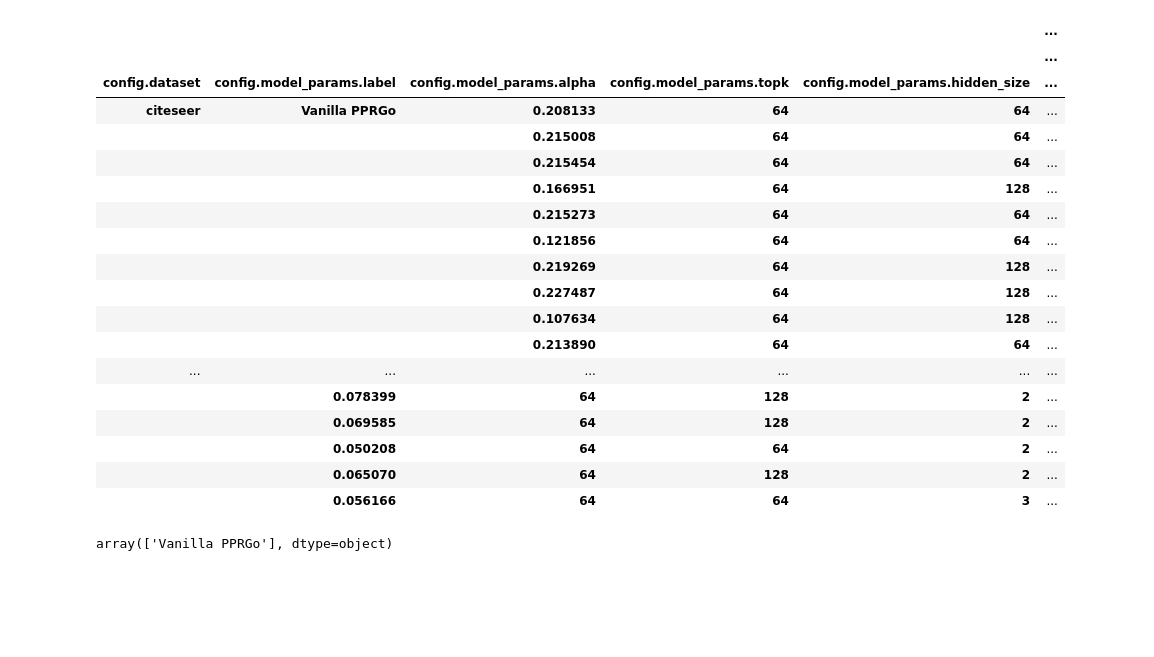
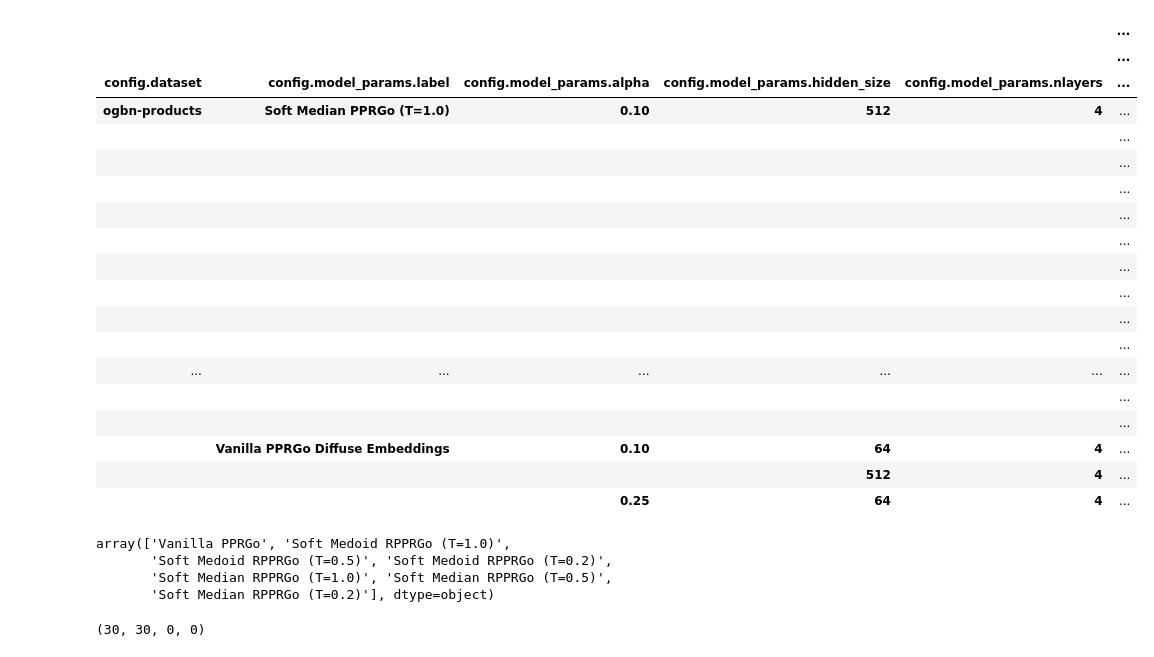
Before and after one commit to sigeisler/robustness_of_gnns_at_scale, a Jupyter notebook: notebooks/Results - PPRGo.ipynb, the cells around one changed output. Cells and saved outputs as stored; diff of their text form; code cells hidden in the pictures; blank space fills up the shorter version.

```diff
--- a/notebooks/Results - PPRGo.ipynb
+++ b/notebooks/Results - PPRGo.ipynb
@@ -127,6 +164,7 @@ tensor([[7043],
 def custom_round(x, base=5):
     return base * round(float(x)/base)
 # %%
+seml_results = seml_results_orig.copy()
 groups = [
 "config.dataset",
 'config.model_params.label',
@@ -139,21 +177,24 @@ groups = [
 # "config.model_params.ppr_normalization",
 #'alpha.round',
 "config.model_params.alpha",
-# "config.normalize",
-"config.model_params.topk",
-"config.model_params.hidden_size",
-"config.model_params.nlayers",
-"config.model_params.eps",
-"config.model_params.dropout",
-"config.train_params.lr",
-"config.train_params.weight_decay",
-'config.model_params.batch_norm',
+# # "config.normalize",
+# "config.model_params.topk",
+ "config.model_params.hidden_size",
+ "config.model_params.nlayers",
+ "config.model_params.eps",
+ "config.model_params.dropout",
+ "config.train_params.lr",
+ "config.train_params.weight_decay",
+'config.train_params.use_annealing_scheduler',
+ 'config.model_params.batch_norm',
+'config.train_params.lr',
+'config.train_params.weight_decay',
 ]
-seml_results = seml_results[seml_results["config.dataset"]=="citeseer"]
+#seml_results = seml_results[seml_results["config.dataset"]=="cora_ml"]
 # seml_results = seml_results[seml_results["config.binary_attr"]==False]
 #seml_results = seml_results[seml_results["config.normalize"]==False]
 
-#seml_results = seml_results[seml_results['config.seed'] <= 5]
+#seml_results = seml_results[seml_results['config.seed'] <= 100]
 #seml_results = seml_results[seml_results['config.model_params.batch_norm'] == False]
 
 #seml_results = seml_results[seml_results['config.model_params.mean_kwargs.temperature']!=5.0]
@@ -164,7 +205,6 @@ seml_results = seml_results[seml_results["config.dataset"]=="citeseer"]
 # seml_results = seml_results[seml_results['config.model_params.dropout']!=0.25]
 # seml_results = seml_results[seml_results['config.model_params.nlayers']==2]
 # seml_results = seml_results[seml_results['config.model_params.hidden_size']==64]
-#seml_results = seml_results[seml_results['config.model_params.label']=="Vanilla PPRGo"]
 # seml_results["config.model_params.mean_kwargs.temperature"].fillna(0.0, inplace=True)
 # seml_results["config.model_params.mean"].fillna("None", inplace=True)
 # seml_results["config.model_params.batch_norm"].fillna("NaN", inplace=True)
@@ -178,34 +218,38 @@ seml_results = seml_results[seml_results["config.dataset"]=="citeseer"]
 #             & (seml_results['config.model_params.mean_kwargs.temperature'] == 0.2)
 # seml_results.loc[condition, "config.model_params.label"] = "Soft Median  RPPRGo (T=0.2)"
 
+#seml_results = seml_results[seml_results['config.model_params.label']=="Soft Medoid RPPRGo (T=1.0)"]
 grouped = seml_results.groupby(groups).describe()[["result.accuracy"]]
 # %%
-grouped = grouped[grouped[('result.accuracy',  'count')] > 5]
-grouped.sort_values([('result.accuracy',  'count'), ('result.accuracy',  'mean')], ascending=False)
+#grouped = grouped[grouped[('result.accuracy',  'count')] >= 5]
+grouped#.sort_values([('result.accuracy',  'count'), ('result.accuracy',  'mean')], ascending=False)
 # %% [output]
 |  |  |  |  |  | ... |
 |  |  |  |  |  | ... |
-| config.dataset | config.model_params.label | config.model_params.alpha | config.model_params.topk | config.model_params.hidden_size | ... |
-| citeseer | Vanilla PPRGo | 0.208133 | 64 | 64 | ... |
-|  |  | 0.215008 | 64 | 64 | ... |
-|  |  | 0.215454 | 64 | 64 | ... |
-|  |  | 0.166951 | 64 | 128 | ... |
-|  |  | 0.215273 | 64 | 64 | ... |
-|  |  | 0.121856 | 64 | 64 | ... |
-|  |  | 0.219269 | 64 | 128 | ... |
-|  |  | 0.227487 | 64 | 128 | ... |
-|  |  | 0.107634 | 64 | 128 | ... |
-|  |  | 0.213890 | 64 | 64 | ... |
+| config.dataset | config.model_params.label | config.model_params.alpha | config.model_params.hidden_size | config.model_params.nlayers | ... |
+| ogbn-products | Soft Median PPRGo (T=1.0) | 0.10 | 512 | 4 | ... |
+|  |  |  |  |  | ... |
+|  |  |  |  |  | ... |
+|  |  |  |  |  | ... |
+|  |  |  |  |  | ... |
+|  |  |  |  |  | ... |
+|  |  |  |  |  | ... |
+|  |  |  |  |  | ... |
+|  |  |  |  |  | ... |
+|  |  |  |  |  | ... |
 | ... | ... | ... | ... | ... | ... |
-|  | 0.078399 | 64 | 128 | 2 | ... |
-|  | 0.069585 | 64 | 128 | 2 | ... |
-|  | 0.050208 | 64 | 64 | 2 | ... |
-|  | 0.065070 | 64 | 128 | 2 | ... |
-|  | 0.056166 | 64 | 64 | 3 | ... |
+|  |  |  |  |  | ... |
+|  |  |  |  |  | ... |
+|  | Vanilla PPRGo Diffuse Embeddings | 0.10 | 64 | 4 | ... |
+|  |  |  | 512 | 4 | ... |
+|  |  | 0.25 | 64 | 4 | ... |
 # %%
 seml_results["config.model_params.label"].unique()
 # %% [output]
-array(['Vanilla PPRGo'], dtype=object)
+array(['Vanilla PPRGo', 'Soft Medoid RPPRGo (T=1.0)',
+       'Soft Medoid RPPRGo (T=0.5)', 'Soft Medoid RPPRGo (T=0.2)',
+       'Soft Median RPPRGo (T=1.0)', 'Soft Median RPPRGo (T=0.5)',
+       'Soft Median RPPRGo (T=0.2)'], dtype=object)
 # %%
 cora_results = seml_results[list(seml_results["config.dataset"] == "cora_ml")]
 citeseer_results = seml_results[list(seml_results["config.dataset"] == "citeseer")]
@@ -218,6 +262,8 @@ citeseer_median_results = citeseer_results[citeseer_results["config.model_params
 citeseer_mediod_results = citeseer_results[citeseer_results["config.model_params.mean"] == "soft_k_medoid"]
 
 len(cora_median_results),len(cora_mediod_results),len(citeseer_median_results),len(citeseer_mediod_results)
+# %% [output]
+(30, 30, 0, 0)
 # %%
 seml_results = cora_results
 # %%
```
Also changed, not shown: parts of 19 cells of this notebook, 11 other files.
